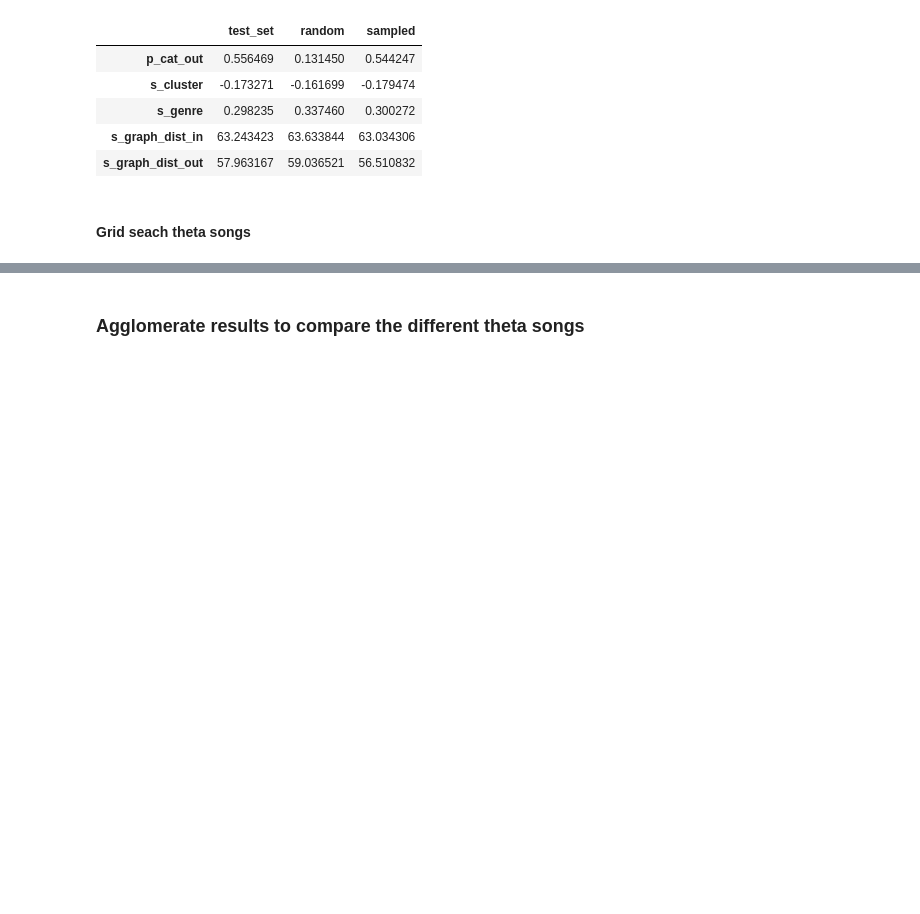
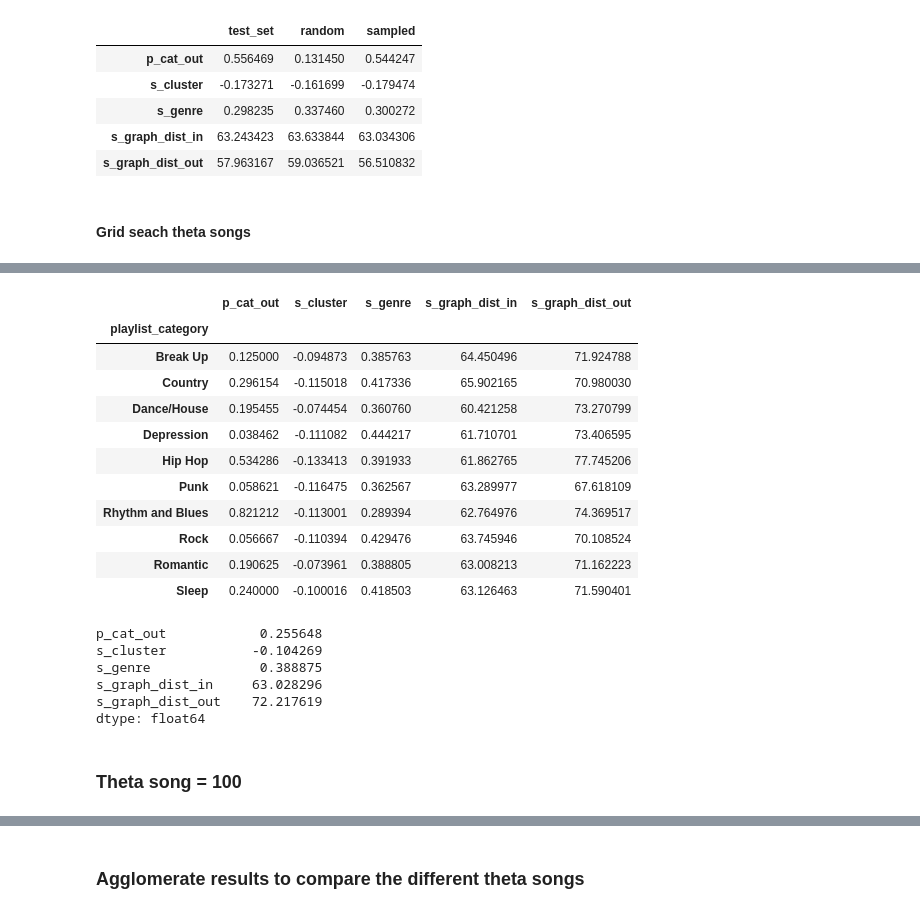
Before and after one commit to kikohs/recog, a Jupyter notebook: notebook/Rec sys.ipynb, the cells around one changed output, grey strips where cells are left out. Saved outputs shown, nothing was run; the diff lists cells and outputs as text; code cells hidden in the pictures; blank space fills up the shorter version.

```diff
--- a/notebook/Rec sys.ipynb
+++ b/notebook/Rec sys.ipynb
@@ -793,0 +836,7 @@ print 'Best theta song:', exp2_d['theta_song']
+# %%
+exp2_theta_s = 10
+data_path = os.path.join(EXPERIMENT_DIR2, 'exp2_theta_s_' + str(exp2_theta_s))
+d = np.load(data_path + '.npz')
+A_theta_s10 = d['A']
+B_theta_s10 = d['B']
+exp2_theta_s10 = run_validation(data_path, A_theta_s10, B_theta_s10, sample_size=0, only_test_set=True)
@@ -793,0 +845,26 @@ print 'Best theta song:', exp2_d['theta_song']
+# %%
+exp2_theta_s10
+# %% [output]
+|  | p_cat_out | s_cluster | s_genre | s_graph_dist_in | s_graph_dist_out |
+| playlist_category |  |  |  |  |  |
+| Break Up | 0.125000 | -0.094873 | 0.385763 | 64.450496 | 71.924788 |
+| Country | 0.296154 | -0.115018 | 0.417336 | 65.902165 | 70.980030 |
+| Dance/House | 0.195455 | -0.074454 | 0.360760 | 60.421258 | 73.270799 |
+| Depression | 0.038462 | -0.111082 | 0.444217 | 61.710701 | 73.406595 |
+| Hip Hop | 0.534286 | -0.133413 | 0.391933 | 61.862765 | 77.745206 |
+| Punk | 0.058621 | -0.116475 | 0.362567 | 63.289977 | 67.618109 |
+| Rhythm and Blues | 0.821212 | -0.113001 | 0.289394 | 62.764976 | 74.369517 |
+| Rock | 0.056667 | -0.110394 | 0.429476 | 63.745946 | 70.108524 |
+| Romantic | 0.190625 | -0.073961 | 0.388805 | 63.008213 | 71.162223 |
+| Sleep | 0.240000 | -0.100016 | 0.418503 | 63.126463 | 71.590401 |
+# %%
+exp2_theta_s10.mean()
+# %% [output]
+p_cat_out            0.255648
+s_cluster           -0.104269
+s_genre              0.388875
+s_graph_dist_in     63.028296
+s_graph_dist_out    72.217619
+dtype: float64
+# %% [markdown]
+### Theta song = 100
```
Also changed, not shown: parts of 21 cells of this notebook, 1 other file.
